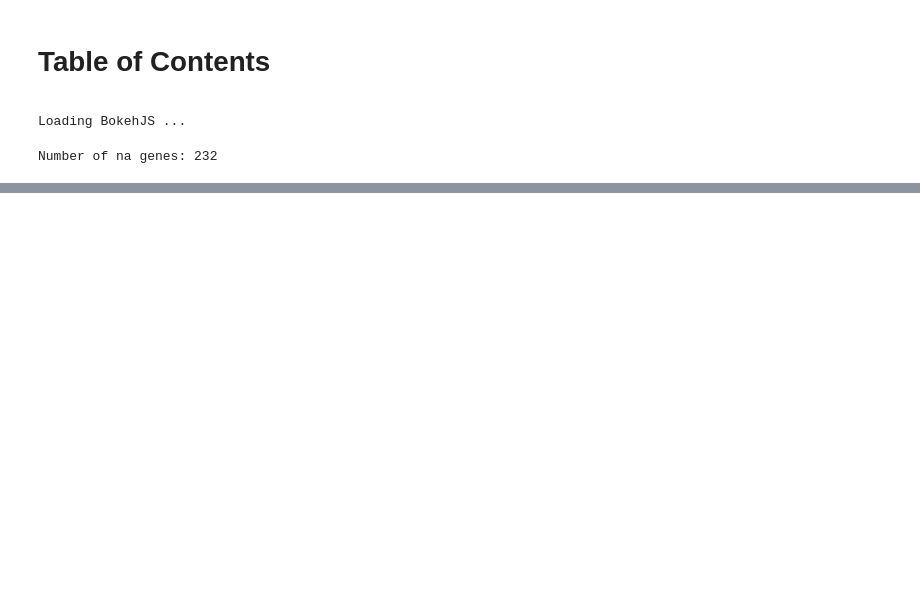
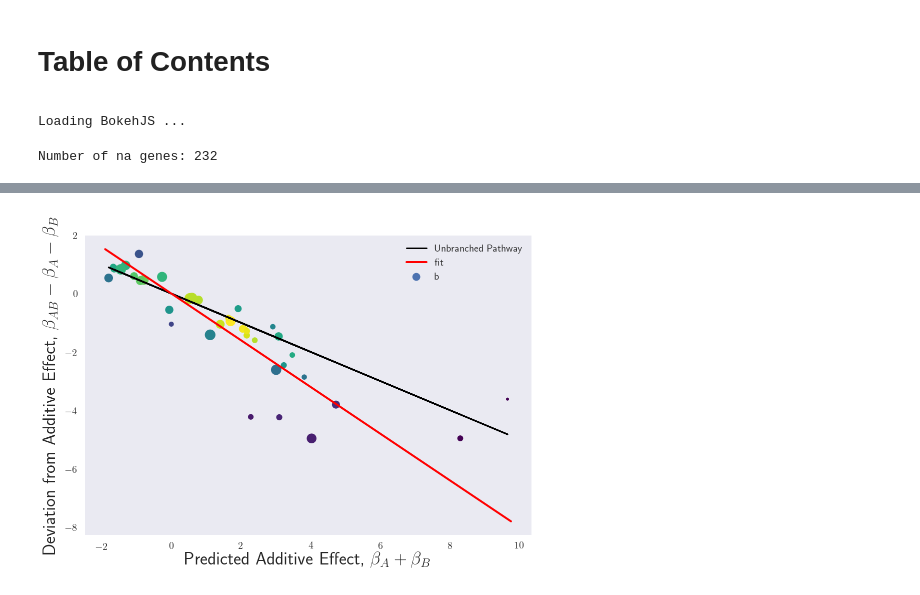
Before and after one commit to WormLabCaltech/mprsq, a Jupyter notebook: src/Quantifying Epistasis.ipynb, the cells around one changed output, grey strips where cells are left out. Saved outputs shown, nothing was run; the diff lists cells and outputs as text; code cells hidden in the pictures; blank space fills up the shorter version.

```diff
--- a/src/Quantifying Epistasis.ipynb
+++ b/src/Quantifying Epistasis.ipynb
@@ -265,0 +338,10 @@ _ = epistasis_plot(['e', 'd'], 'a', tidy_data)
+# %%
+letter1 = 'b'
+letter2 = 'c'
+double = genvar.double_mapping[letter1 + letter2]
+x, y, xy, x_over_y, y_over_x, actual = epistasis_plot([letter1, letter2],
+                                                      double, tidy_data)
+plt.savefig('../output/epistasis{0}{1}.svg'.format(genvar.mapping[letter1], genvar.mapping[letter2]),
+            bbox_inches='tight')
+# %% [output]
+[figure, added]
```
Also changed, not shown: parts of 13 cells of this notebook, 16 other files.
